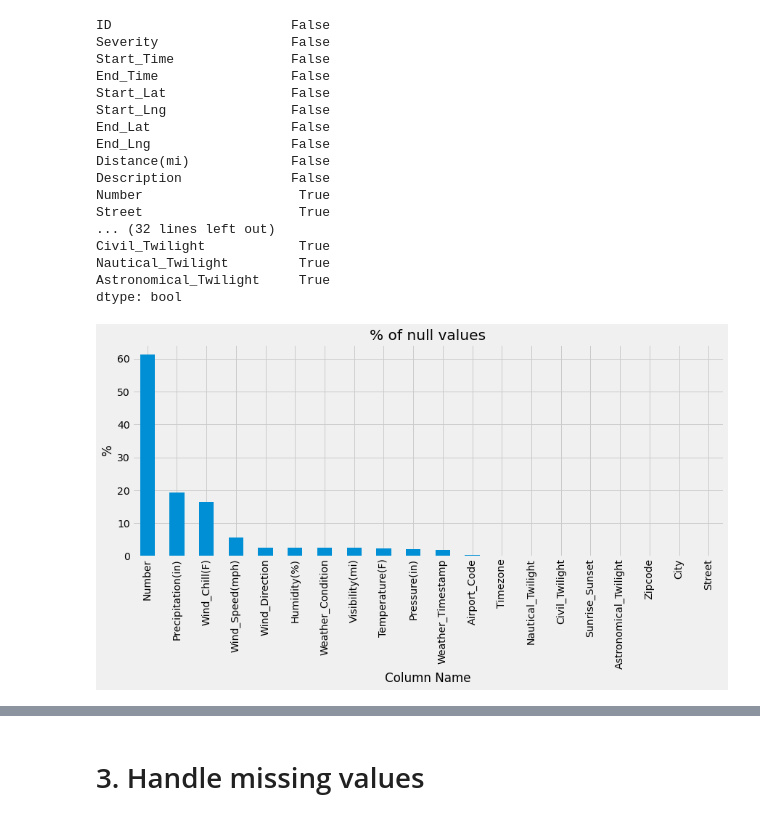
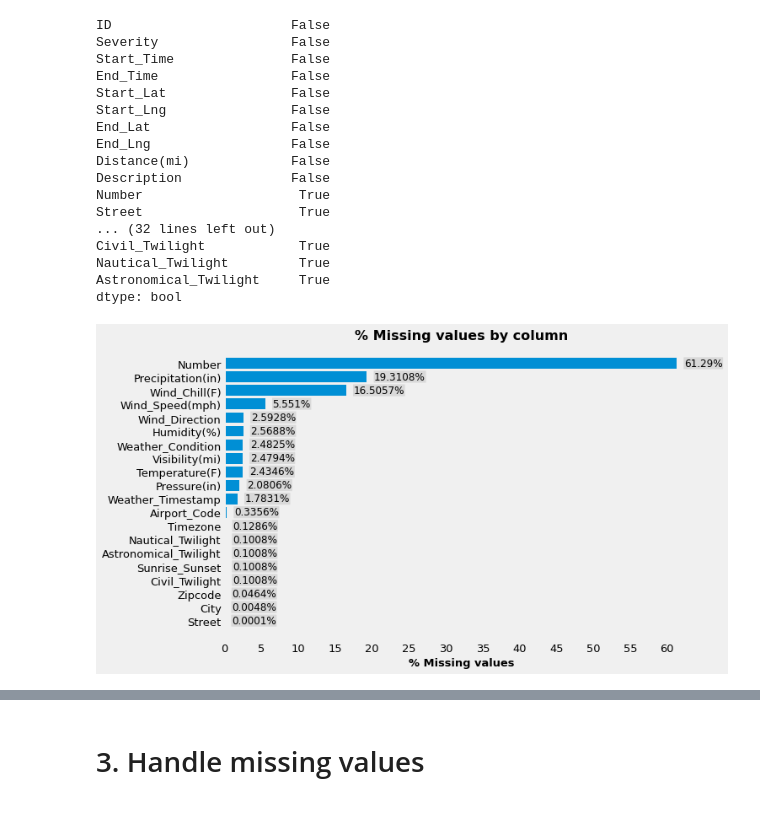
Before and after one commit to lyubol/Exploratory-Data-Analysis, a Jupyter notebook: EDA - US Accidents/US Accidents-checkpoint.ipynb, the cells around one changed output, grey strips where cells are left out. Cells and saved outputs as stored; diff of their text form; code cells hidden in the pictures.

Commit message:
Updated the missing values visualization

```diff
--- a/EDA - US Accidents/US Accidents-checkpoint.ipynb
+++ b/EDA - US Accidents/US Accidents-checkpoint.ipynb
@@ -211,19 +211,35 @@ dtype: bool
 df["Weather_Timestamp"] = pd.to_datetime(df["Weather_Timestamp"])
 df["Start_Time"] = pd.to_datetime(df["Start_Time"])
 df["End_Time"] = pd.to_datetime(df["End_Time"])
-# %%
-# Display count of empty values per column in descending order
-
-percent_null_values = df.isnull().sum().sort_values(ascending=False) / len(df) * 100
-
-percent_null_values[percent_null_values > 0].plot(
-    kind="bar",
-    figsize=(13,5),
-    title = "% of null values",
-    xlabel = "Column Name",
-    ylabel = "%",
-    stacked=True
-)
-plt.show()
-# %% [output]
-[figure, removed]
+# %%
+# Display count of empty values per column in descending order
+
+percent_null_values = df.isnull().sum().sort_values(ascending=True) / len(df) * 100
+
+columns = percent_null_values[percent_null_values > 0].index
+values = percent_null_values[percent_null_values > 0].values
+values_rounded = np.round(percent_null_values[percent_null_values > 0].values, 4)
+
+# PLot on a horizontal bar chart, since there are many columns with missing values
+plt_size = plt.figure(figsize=(9,6))
+barElements = plt.barh(columns, values)
+
+# Add labels with the total number of accidents
+for element, label in zip(barElements, [str(i) + "%" for i in values_rounded]):
+    plt.text(
+        element.get_x() + (element.get_width() + 1),
+        element.get_y() + (element.get_height() / 4),
+        label,
+        bbox=({"facecolor":"gray", "alpha":0.2, "boxstyle":"round, pad=0.05"}),
+        fontsize=12
+    )
+
+plt.xlabel("% Missing values", fontweight="bold", fontsize=13)
+plt.yticks(size=13)
+plt.xticks([i for i in range(61) if i % 5 == 0], size=13)
+plt.title("% Missing values by column", fontweight="bold", fontsize=16)
+plt.grid(False)
+
+plt.show()
+# %% [output]
+[figure, added]
```
Also changed, not shown: parts of 1 cell of this notebook.
